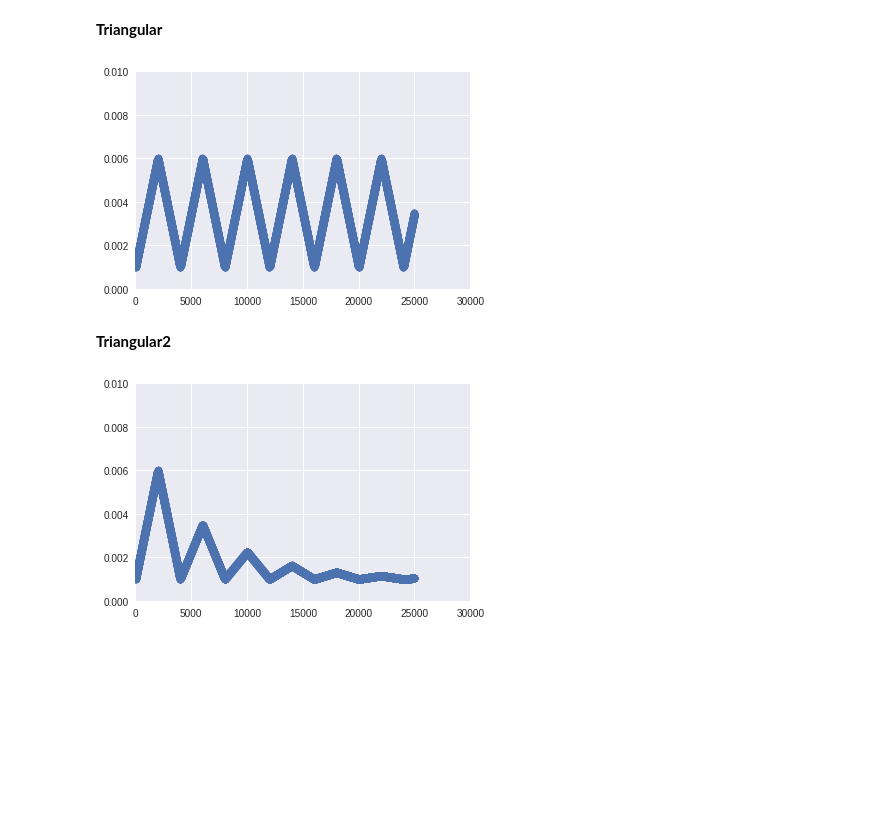
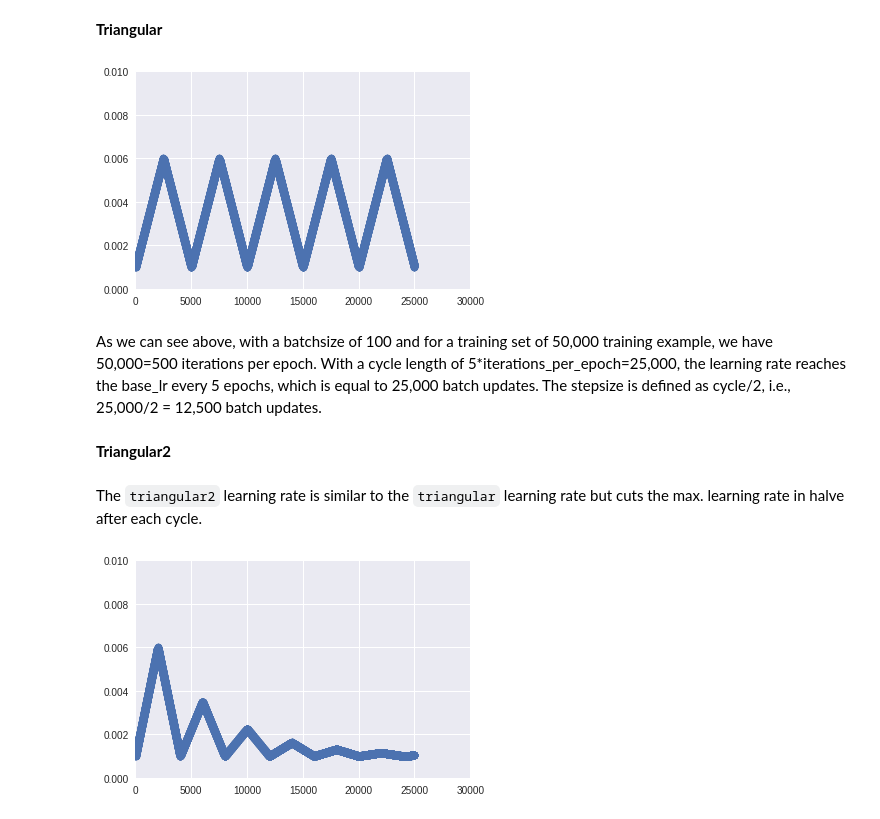
Before and after one commit to rasbt/deep-learning-book, a Jupyter notebook: code/model_zoo/pytorch_ipynb/cyclical-learning-rate.ipynb, the cells around one changed output. Saved outputs shown, nothing was run; the diff lists cells and outputs as text; code cells hidden in the pictures; blank space fills up the shorter version.

```diff
--- a/code/model_zoo/pytorch_ipynb/cyclical-learning-rate.ipynb
+++ b/code/model_zoo/pytorch_ipynb/cyclical-learning-rate.ipynb
@@ -85,26 +85,30 @@ iter_per_ep = num_train // batch_size
 # %%
 %matplotlib inline
 import matplotlib.pyplot as plt
 
 
 batch_step = -1
 collect_lr = []
 for e in range(num_epochs):
     for i in range(iter_per_ep):
         batch_step += 1
         cur_lr = cyclical_learning_rate(batch_step=batch_step,
-                                        step_size=iter_per_ep*4)
+                                        step_size=iter_per_ep*5)
 
         collect_lr.append(cur_lr)
 
 plt.scatter(range(len(collect_lr)), collect_lr)
 plt.ylim([0.0, 0.01])
 plt.xlim([0, num_epochs*iter_per_ep + 5000])
 plt.show()
 # %% [output]
-[figure, old version]
+[figure, new version]
+# %% [markdown]
+As we can see above, with a batchsize of 100 and for a training set of 50,000 training example, we have 50,000=500 iterations per epoch. With a cycle length of 5*iterations_per_epoch=25,000, the learning rate reaches the base_lr every 5 epochs, which is equal to 25,000 batch updates. The stepsize is defined as cycle/2, i.e., 25,000/2 = 12,500 batch updates.
 # %% [markdown]
 **Triangular2**
+# %% [markdown]
+The `triangular2` learning rate is similar to the `triangular` learning rate but cuts the max. learning rate in halve after each cycle.
 # %%
 collect_lr = []
 batch_step = -1
```
Also changed, not shown: parts of 20 cells of this notebook.
